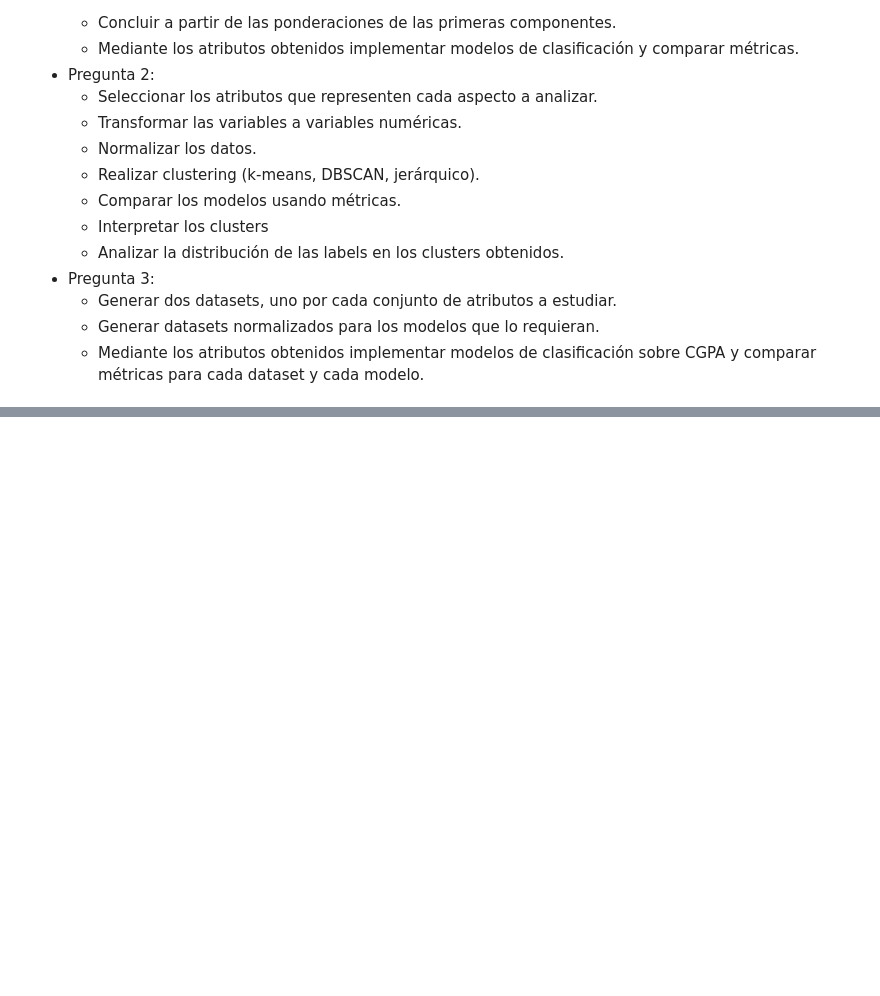
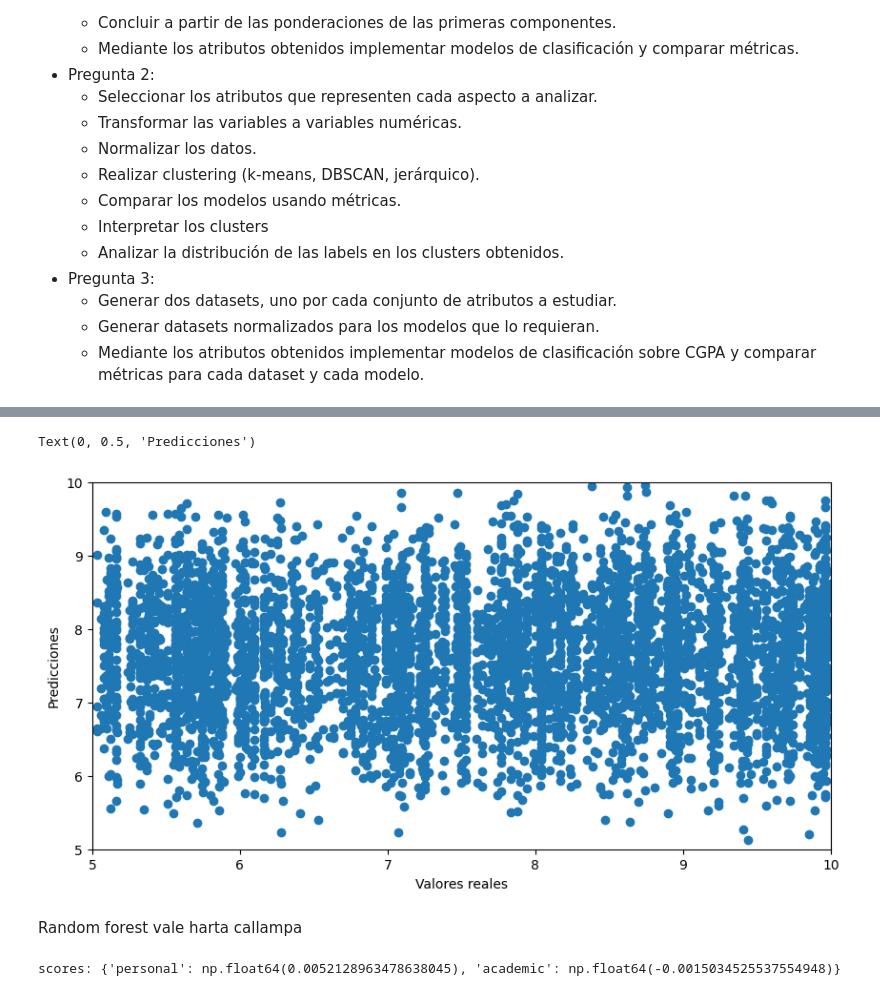
Before and after one commit to nacho2110/proyecto-mineria, a Jupyter notebook: eda.ipynb, the cells around one changed output, grey strips where cells are left out. Saved outputs shown, nothing was run; the diff lists cells and outputs as text; code cells hidden in the pictures; blank space fills up the shorter version.

```diff
--- a/eda.ipynb
+++ b/eda.ipynb
@@ -513,0 +569,29 @@ Terminado el análisis exploratorio, se pueden realizar preguntas sobre los atri
+# %%
+y_pred = rndf_personal_info.predict(X_test_personal)
+plt.figure(figsize=(10, 5))
+plt.ylim((5, 10))
+plt.xlim((5,10))
+plt.scatter(y_test_personal, y_pred)
+plt.xlabel('Valores reales')
+plt.ylabel('Predicciones')
+# %% [output]
+Text(0, 0.5, 'Predicciones')
+[figure, added]
+# %% [markdown]
+Random forest vale harta callampa
+# %%
+import xgboost as xgb
+from sklearn.model_selection import RepeatedKFold, cross_val_score
+
+XGB_personal = xgb.XGBRegressor(objective='reg:squarederror', n_estimators=10)
+XGB_academic = xgb.XGBRegressor(objective='reg:squarederror', n_estimators=10)
+XGB_personal.fit(X_train_personal, y_train_personal)
+XGB_academic.fit(X_train_academic, y_train_academic)
+
+cv = RepeatedKFold(n_splits=10, n_repeats=3, random_state=73)
+scores = {}
+scores['personal'] = cross_val_score(XGB_personal, personal_info, data['CGPA'], cv=cv, n_jobs=1).mean()
+scores['academic'] = cross_val_score(XGB_academic, academic_info, data['CGPA'], cv=cv, n_jobs=1).mean()
+print(f"scores: {scores}")
+# %% [output]
+scores: {'personal': np.float64(0.0052128963478638045), 'academic': np.float64(-0.0015034525537554948)}
```
Also changed, not shown: parts of 5 cells of this notebook.
